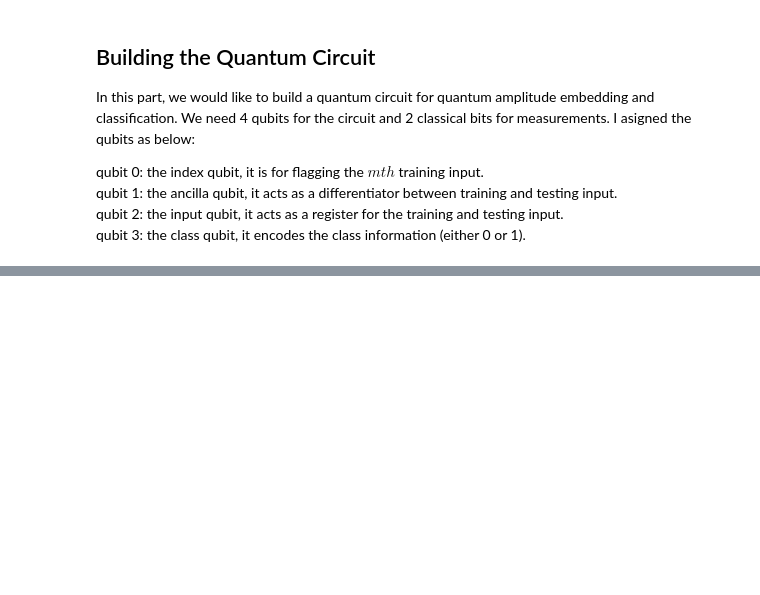
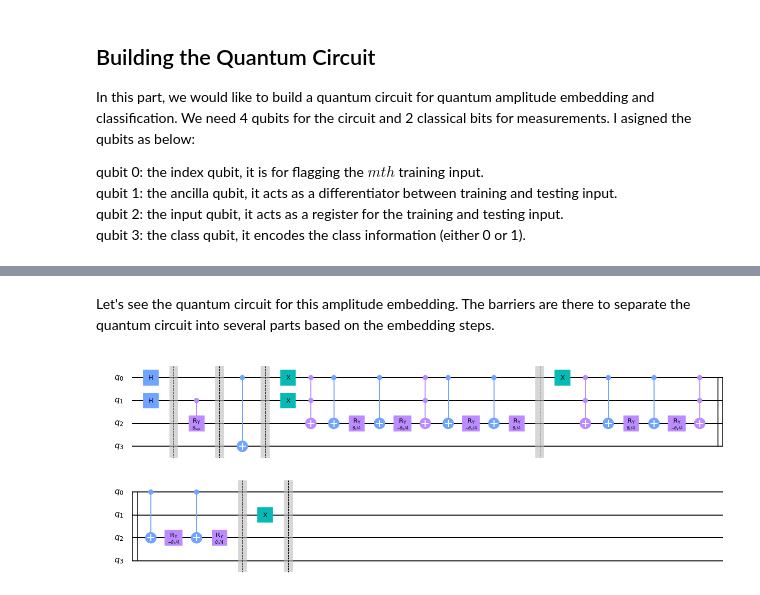
Before and after one commit to ericardomuten/qml-projects, a Jupyter notebook: Quantum Nearest Neighbour.ipynb, the cells around one changed output, grey strips where cells are left out. Cells and saved outputs as stored; diff of their text form; code cells hidden in the pictures; blank space fills up the shorter version.

```diff
--- a/Quantum Nearest Neighbour.ipynb
+++ b/Quantum Nearest Neighbour.ipynb
@@ -213,3 +264,14 @@ def state_prep(theta_0, theta_1, theta_test):
     qc.barrier()
 
     return qc
+# %% [markdown]
+Let's see the quantum circuit for this amplitude embedding. The barriers are there to separate the quantum circuit into several parts based on the embedding steps.
+# %%
+theta_0 = circuit.Parameter('$θ_0$')
+theta_1 = circuit.Parameter('$θ_1$')
+
+theta_test = circuit.Parameter('$θ_{test}$')
+
+state_prep(theta_0, theta_1, theta_test).draw('mpl')
+# %% [output]
+[figure, added]
```
Also changed, not shown: parts of 23 cells of this notebook.
